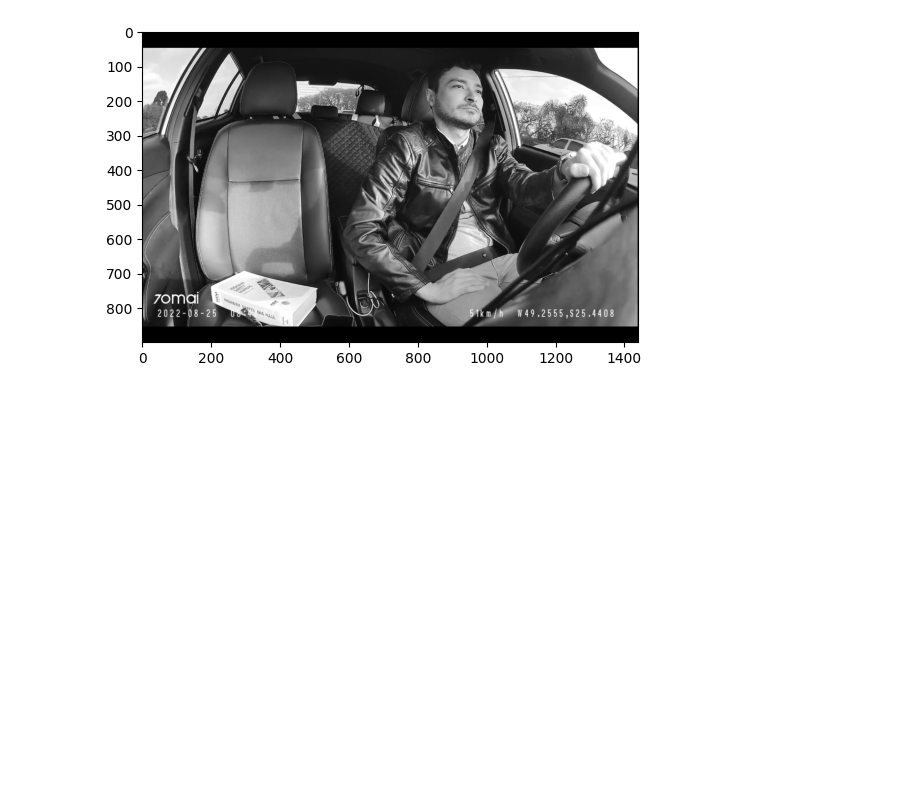
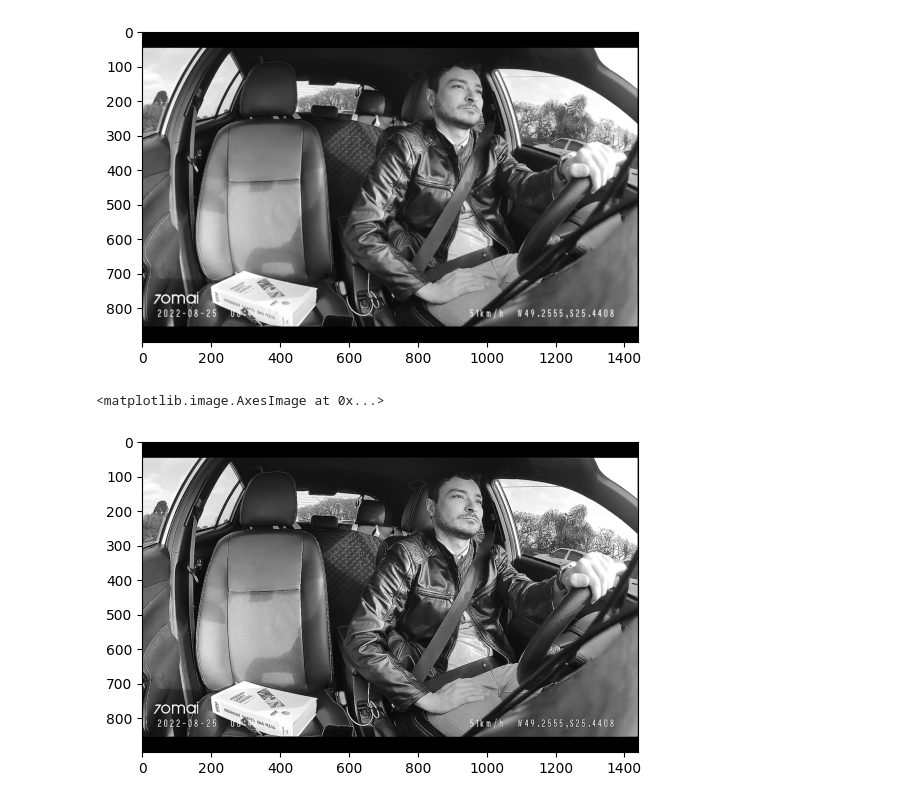
Before and after one commit to inaies/TA1_visao, a Jupyter notebook: main.ipynb, the cells around one changed output. Cells and saved outputs as stored; diff of their text form; code cells hidden in the pictures; blank space fills up the shorter version.

```diff
--- a/main.ipynb
+++ b/main.ipynb
@@ -12,6 +12,19 @@ plt.imshow(cv2.cvtColor(img, cv2.COLOR_GRAY2BGR))
 # %% [output]
 <matplotlib.image.AxesImage at 0x...>
 [figure]
+# %%
+# #Sharpening
+
+M = np.array([[0,0,0], [0,2,0], [0,0,0]]) - 1/9*np.array([[1,1,1], [1,1,1], [1,1,1]])
+
+kernel = np.array([[0, -1, 0], [-1, 5, -1], [0, -1, 0]])
+
+output=cv2.filter2D(img,-1,kernel)
+
+plt.imshow(cv2.cvtColor(output, cv2.COLOR_GRAY2BGR))
+# %% [output]
+<matplotlib.image.AxesImage at 0x...>
+[figure, added]
 # %%
 from IPython.display import clear_output
 import ipywidgets as widgets
```
Also changed, not shown: parts of 11 cells of this notebook, 3 other files.
